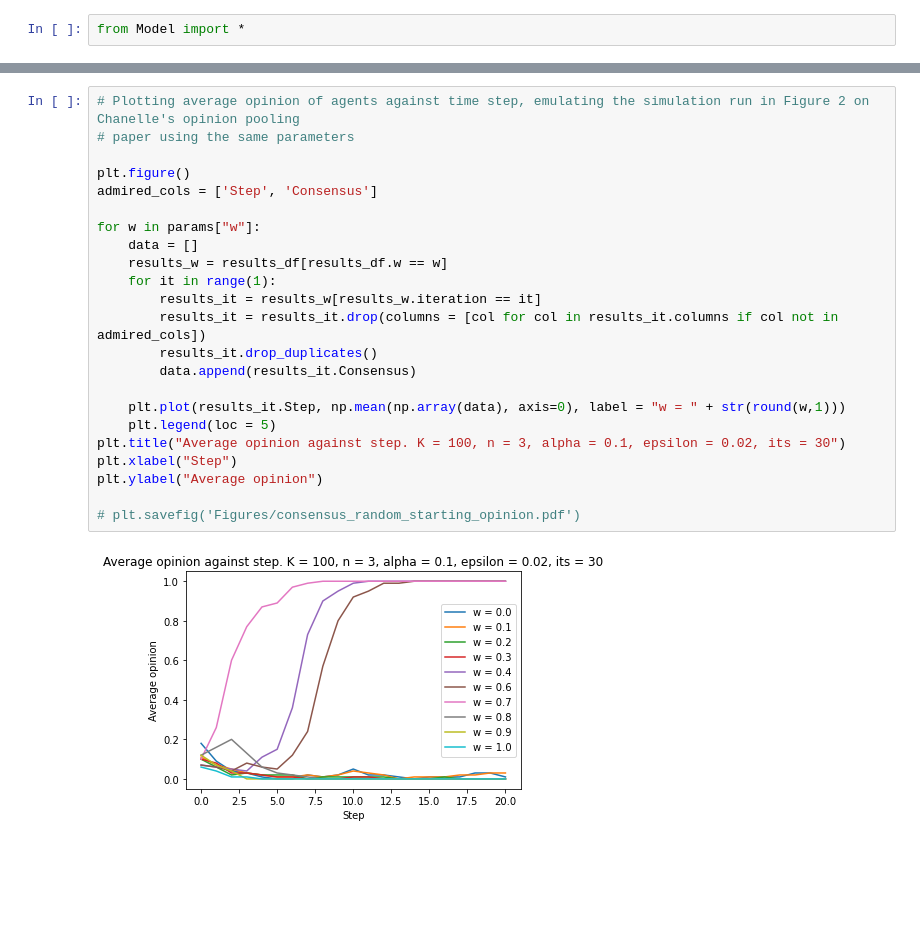
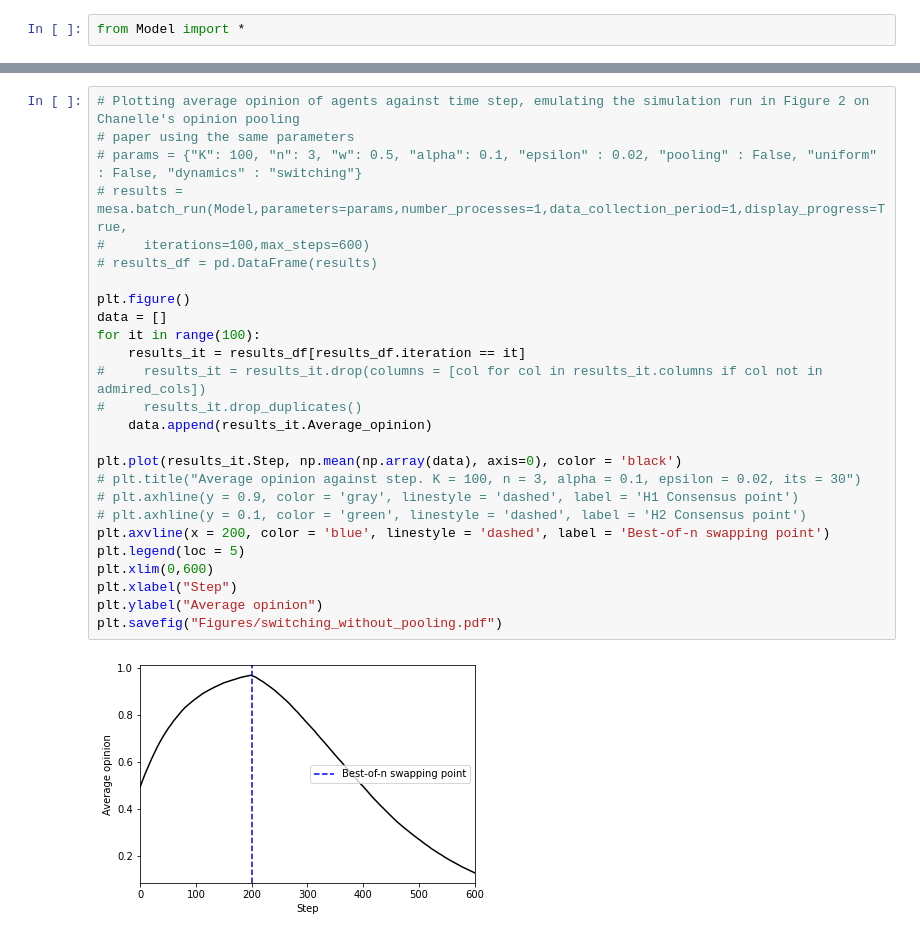
Before and after one commit to TheoLeVay1/Dynamic-Environments-in-Best-of-N, a Jupyter notebook: Model_experimentation.ipynb, the cells around one changed output, grey strips where cells are left out. Saved outputs shown, nothing was run; the diff lists cells and outputs as text; blank space fills up the shorter version.

Commit message:
Experimentation with figures.
Changed the code to run versions of the simulation in separate lines of code for repeatability

```diff
--- a/Model_experimentation.ipynb
+++ b/Model_experimentation.ipynb
@@ -19,25 +80,28 @@ results_df = pd.DataFrame(results)
 # %%
 # Plotting average opinion of agents against time step, emulating the simulation run in Figure 2 on Chanelle's opinion pooling
 # paper using the same parameters
+# params = {"K": 100, "n": 3, "w": 0.5, "alpha": 0.1, "epsilon" : 0.02, "pooling" : False, "uniform" : False, "dynamics" : "switching"}
+# results = mesa.batch_run(Model,parameters=params,number_processes=1,data_collection_period=1,display_progress=True,
+#     iterations=100,max_steps=600)
+# results_df = pd.DataFrame(results)
 
 plt.figure()
-admired_cols = ['Step', 'Consensus']
+data = []
+for it in range(100):
+    results_it = results_df[results_df.iteration == it]
+#     results_it = results_it.drop(columns = [col for col in results_it.columns if col not in admired_cols])
+#     results_it.drop_duplicates()
+    data.append(results_it.Average_opinion)
 
-for w in params["w"]:
-    data = []
-    results_w = results_df[results_df.w == w]
-    for it in range(1):
-        results_it = results_w[results_w.iteration == it]
-        results_it = results_it.drop(columns = [col for col in results_it.columns if col not in admired_cols])
-        results_it.drop_duplicates()
-        data.append(results_it.Consensus)
-
-    plt.plot(results_it.Step, np.mean(np.array(data), axis=0), label = "w = " + str(round(w,1)))
-    plt.legend(loc = 5)
-plt.title("Average opinion against step. K = 100, n = 3, alpha = 0.1, epsilon = 0.02, its = 30")
+plt.plot(results_it.Step, np.mean(np.array(data), axis=0), color = 'black')
+# plt.title("Average opinion against step. K = 100, n = 3, alpha = 0.1, epsilon = 0.02, its = 30")
+# plt.axhline(y = 0.9, color = 'gray', linestyle = 'dashed', label = 'H1 Consensus point')
+# plt.axhline(y = 0.1, color = 'green', linestyle = 'dashed', label = 'H2 Consensus point')
+plt.axvline(x = 200, color = 'blue', linestyle = 'dashed', label = 'Best-of-n swapping point')
+plt.legend(loc = 5)
+plt.xlim(0,600)
 plt.xlabel("Step")
 plt.ylabel("Average opinion")
-
-# plt.savefig('Figures/consensus_random_starting_opinion.pdf')
+plt.savefig("Figures/switching_without_pooling.pdf")
 # %% [output]
-[figure, old version]
+[figure, new version]
```
Also changed, not shown: parts of 9 cells of this notebook, 9 other files.
